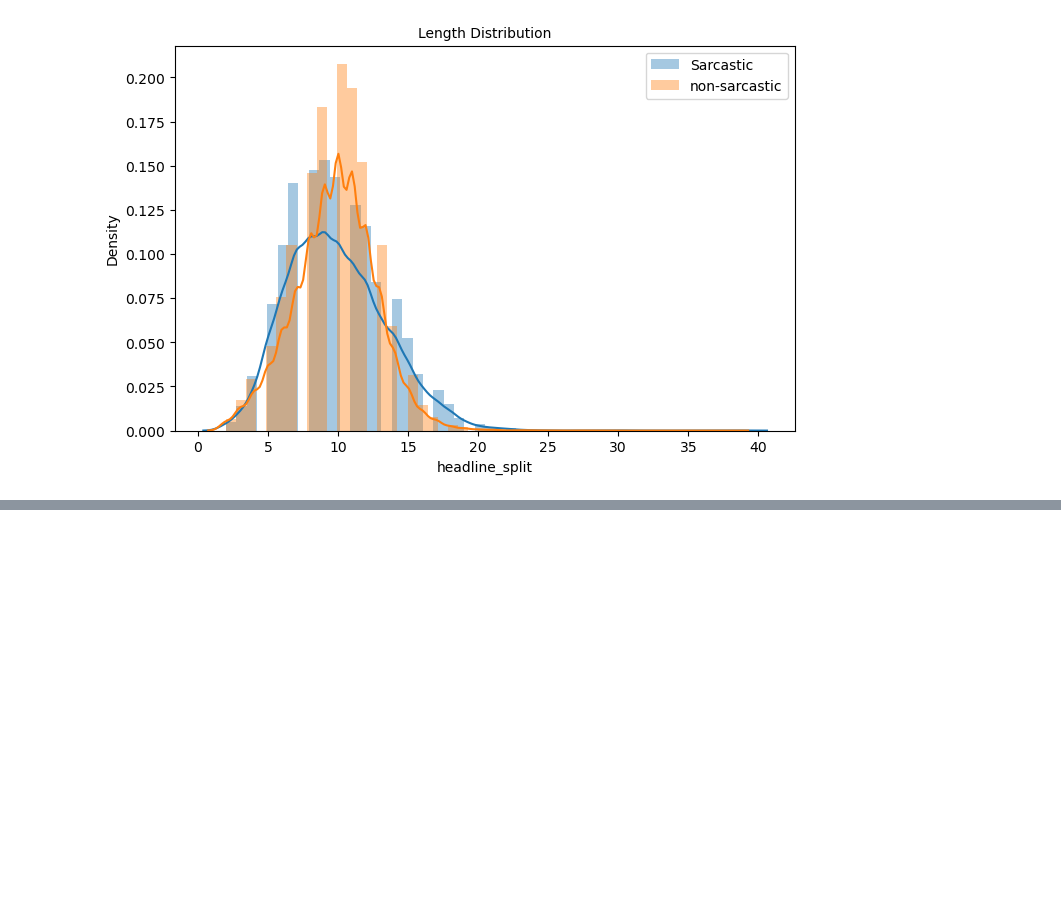
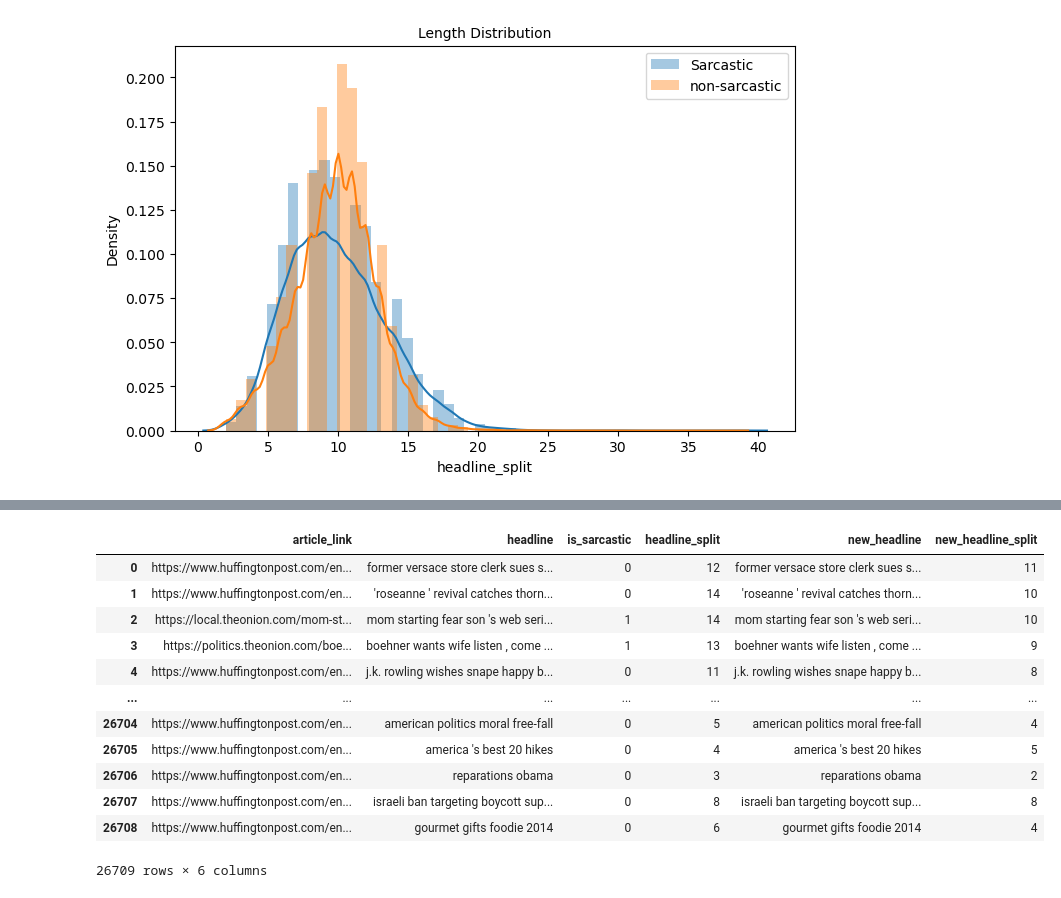
Before and after one commit to ferasdahrooge/Sarcasm-Detector, a Jupyter notebook: sarcasm_detector.ipynb, the cells around one changed output, grey strips where cells are left out. Drawn from its saved outputs; the diff is of its cells as text; code cells hidden in the pictures; blank space fills up the shorter version.

Commit message:
Apply visualization + Preprocess text

```diff
--- a/sarcasm_detector.ipynb
+++ b/sarcasm_detector.ipynb
@@ -49,0 +70,5 @@ plt.show()
+# %%
+word_test = word_tokenize(headline_array[0])
+word_test = [w.lower() for w in word_test]
+words = [lemmatizer.lemmatize(word, "v") for word in word_test]
+words
@@ -49,0 +95,39 @@ plt.show()
+# %%
+def preprocess_text(df, column, new_column):
+  """
+  Removes stop words from a column
+  """
+  # Tokenize the sentences
+  df[new_column] = df[column].apply(lambda x: x.lower())
+  df[new_column].apply(lambda x: re.sub("\\n", "" , x))
+  df[new_column].apply(lambda x: word_tokenize(x))
+  # # Remove stop words
+  df[new_column].apply(lambda x: [lemmatizer.lemmatize(word, pos="v") for word in x])
+  df[new_column].apply(lambda x: [word for word in x if word not in stop_words])
+  df[new_column].apply(lambda x: [word for word in x if word not in punctuation])
+  # # Join the sentences back together
+  df[new_column].apply(lambda x: " ".join(x))
+  return df
+# %%
+def preprocessed_headline_split(df , column , new_column):
+  df[new_column] = df[column].apply(lambda x: len(x.split()))
+  return df
+# %%
+data_adjusted = preprocess_text(dataFrame, 'headline', "new_headline")
+data_preprocessed = preprocessed_headline_split(data_adjusted, "new_headline", 'new_headline_split')
+# %%
+data_preprocessed
+# %% [output]
+|  | article_link | headline | is_sarcastic | headline_split | new_headline | new_headline_split |
+| 0 | https://www.huffingtonpost.com/en... | former versace store clerk sues s... | 0 | 12 | former versace store clerk sues s... | 11 |
+| 1 | https://www.huffingtonpost.com/en... | 'roseanne ' revival catches thorn... | 0 | 14 | 'roseanne ' revival catches thorn... | 10 |
+| 2 | https://local.theonion.com/mom-st... | mom starting fear son 's web seri... | 1 | 14 | mom starting fear son 's web seri... | 10 |
+| 3 | https://politics.theonion.com/boe... | boehner wants wife listen , come ... | 1 | 13 | boehner wants wife listen , come ... | 9 |
+| 4 | https://www.huffingtonpost.com/en... | j.k. rowling wishes snape happy b... | 0 | 11 | j.k. rowling wishes snape happy b... | 8 |
+| ... | ... | ... | ... | ... | ... | ... |
+| 26704 | https://www.huffingtonpost.com/en... | american politics moral free-fall | 0 | 5 | american politics moral free-fall | 4 |
+| 26705 | https://www.huffingtonpost.com/en... | america 's best 20 hikes | 0 | 4 | america 's best 20 hikes | 5 |
+| 26706 | https://www.huffingtonpost.com/en... | reparations obama | 0 | 3 | reparations obama | 2 |
+| 26707 | https://www.huffingtonpost.com/en... | israeli ban targeting boycott sup... | 0 | 8 | israeli ban targeting boycott sup... | 8 |
+| 26708 | https://www.huffingtonpost.com/en... | gourmet gifts foodie 2014 | 0 | 6 | gourmet gifts foodie 2014 | 4 |
+26709 rows × 6 columns
```
Also changed, not shown: parts of 9 cells of this notebook.
